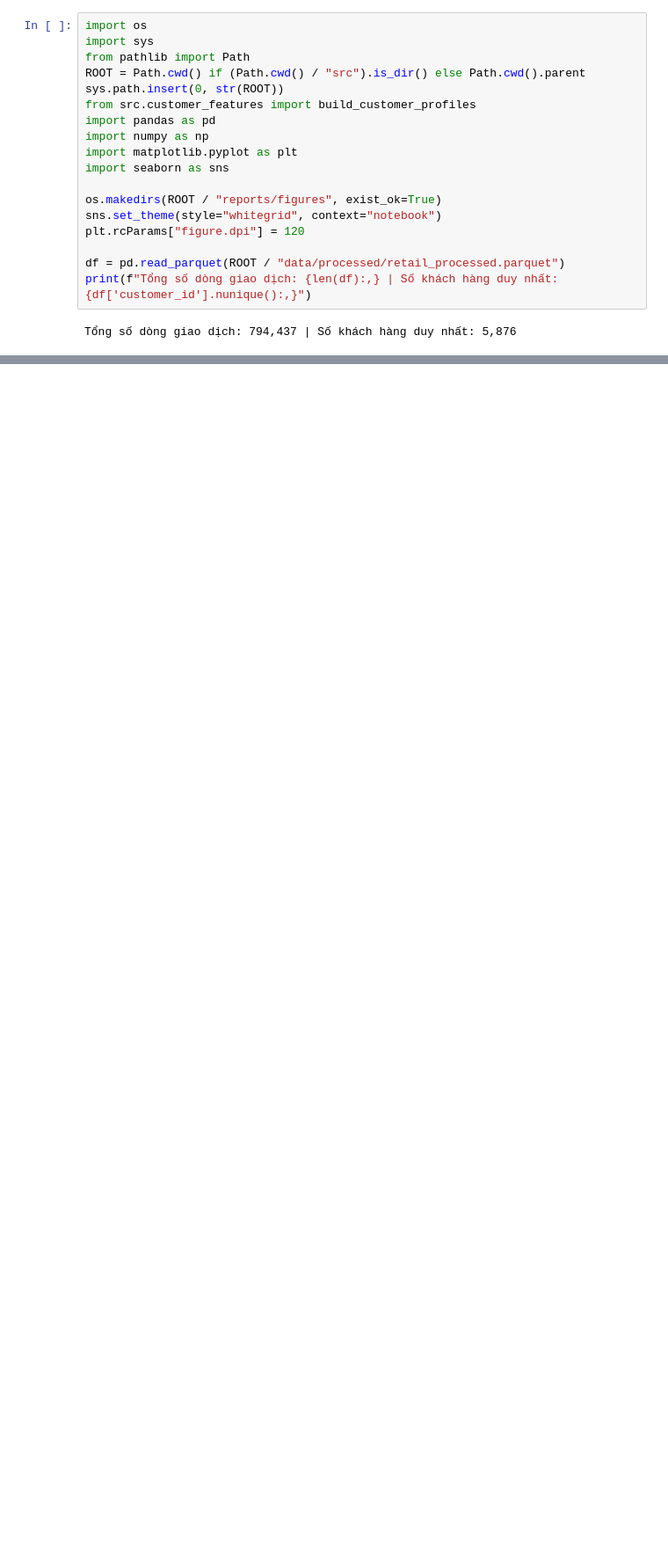
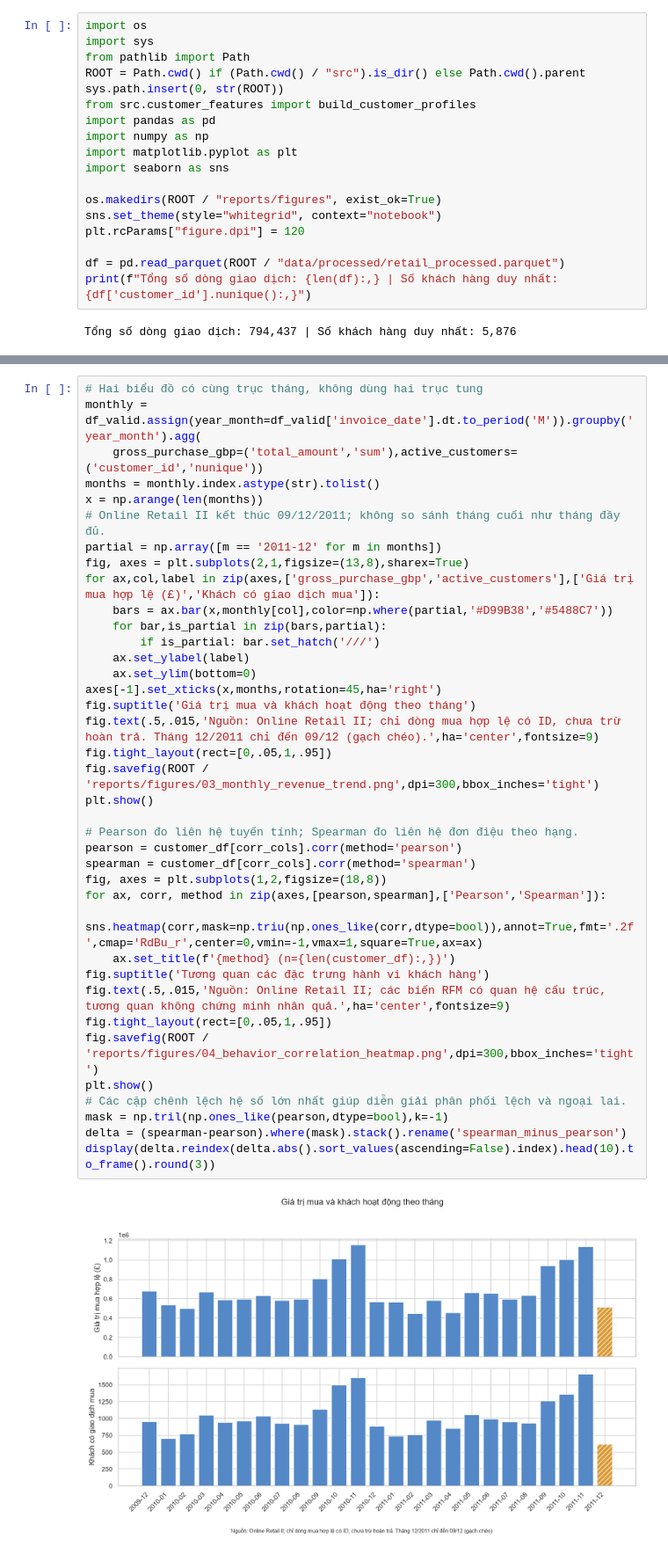
Before and after one commit to huybel2012/ecommerce-behavior-analysis, a Jupyter notebook: notebooks/02_exploratory_data_analysis.ipynb, the cells around one changed output, grey strips where cells are left out. Shown at 88% size. Cells and saved outputs as stored; diff of their text form; blank space fills up the shorter version.

```diff
--- a/notebooks/02_exploratory_data_analysis.ipynb
+++ b/notebooks/02_exploratory_data_analysis.ipynb
@@ -145,0 +119,40 @@ plt.show()
+# %%
+# Hai biểu đồ có cùng trục tháng, không dùng hai trục tung
+monthly = df_valid.assign(year_month=df_valid['invoice_date'].dt.to_period('M')).groupby('year_month').agg(
+    gross_purchase_gbp=('total_amount','sum'),active_customers=('customer_id','nunique'))
+months = monthly.index.astype(str).tolist()
+x = np.arange(len(months))
+# Online Retail II kết thúc 09/12/2011; không so sánh tháng cuối như tháng đầy đủ.
+partial = np.array([m == '2011-12' for m in months])
+fig, axes = plt.subplots(2,1,figsize=(13,8),sharex=True)
+for ax,col,label in zip(axes,['gross_purchase_gbp','active_customers'],['Giá trị mua hợp lệ (£)','Khách có giao dịch mua']):
+    bars = ax.bar(x,monthly[col],color=np.where(partial,'#D99B38','#5488C7'))
+    for bar,is_partial in zip(bars,partial):
+        if is_partial: bar.set_hatch('///')
+    ax.set_ylabel(label)
+    ax.set_ylim(bottom=0)
+axes[-1].set_xticks(x,months,rotation=45,ha='right')
+fig.suptitle('Giá trị mua và khách hoạt động theo tháng')
+fig.text(.5,.015,'Nguồn: Online Retail II; chỉ dòng mua hợp lệ có ID, chưa trừ hoàn trả. Tháng 12/2011 chỉ đến 09/12 (gạch chéo).',ha='center',fontsize=9)
+fig.tight_layout(rect=[0,.05,1,.95])
+fig.savefig(ROOT / 'reports/figures/03_monthly_revenue_trend.png',dpi=300,bbox_inches='tight')
+plt.show()
+
+# Pearson đo liên hệ tuyến tính; Spearman đo liên hệ đơn điệu theo hạng.
+pearson = customer_df[corr_cols].corr(method='pearson')
+spearman = customer_df[corr_cols].corr(method='spearman')
+fig, axes = plt.subplots(1,2,figsize=(18,8))
+for ax, corr, method in zip(axes,[pearson,spearman],['Pearson','Spearman']):
+    sns.heatmap(corr,mask=np.triu(np.ones_like(corr,dtype=bool)),annot=True,fmt='.2f',cmap='RdBu_r',center=0,vmin=-1,vmax=1,square=True,ax=ax)
+    ax.set_title(f'{method} (n={len(customer_df):,})')
+fig.suptitle('Tương quan các đặc trưng hành vi khách hàng')
+fig.text(.5,.015,'Nguồn: Online Retail II; các biến RFM có quan hệ cấu trúc, tương quan không chứng minh nhân quả.',ha='center',fontsize=9)
+fig.tight_layout(rect=[0,.05,1,.95])
+fig.savefig(ROOT / 'reports/figures/04_behavior_correlation_heatmap.png',dpi=300,bbox_inches='tight')
+plt.show()
+# Các cặp chênh lệch hệ số lớn nhất giúp diễn giải phân phối lệch và ngoại lai.
+mask = np.tril(np.ones_like(pearson,dtype=bool),k=-1)
+delta = (spearman-pearson).where(mask).stack().rename('spearman_minus_pearson')
+display(delta.reindex(delta.abs().sort_values(ascending=False).index).head(10).to_frame().round(3))
+# %% [output]
+[figure, added]
```
Also changed, not shown: parts of 8 cells of this notebook, 16 other files.
